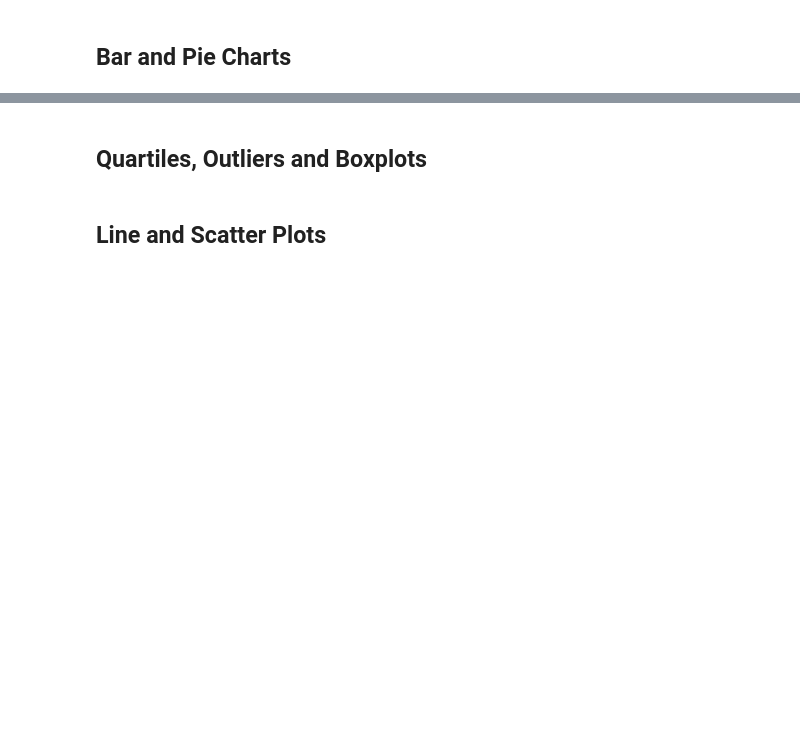
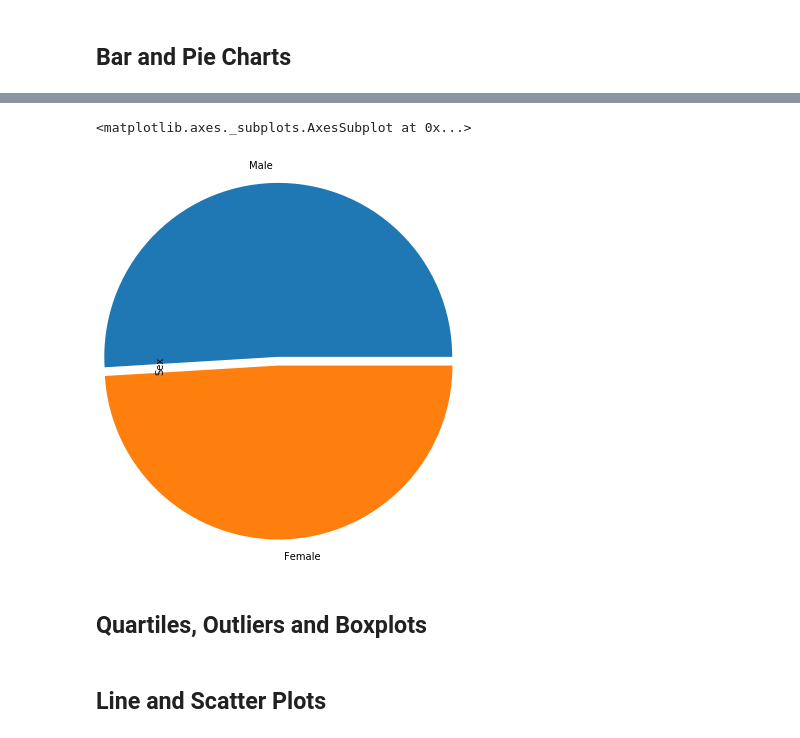
Before and after one commit to anilzown/Matplotlib-The-Power-of-Plots, a Jupyter notebook: pymaceuticals_starter.ipynb, the cells around one changed output, grey strips where cells are left out. Drawn from its saved outputs; the diff is of its cells as text; code cells hidden in the pictures; blank space fills up the shorter version.

```diff
--- a/pymaceuticals_starter.ipynb
+++ b/pymaceuticals_starter.ipynb
@@ -144,5 +150,9 @@ combined_df.groupby(["Tumor Volume (mm3)","Drug Regimen"]).mean()
 # %%
 # Generate a pie plot showing the distribution of female versus male mice using pandas
+clean.Sex.value_counts().plot.pie(radius=2,explode=(.1,.0))
+# %% [output]
+<matplotlib.axes._subplots.AxesSubplot at 0x...>
+[figure, added]
 # %%
 # Generate a pie plot showing the distribution of female versus male mice using pyplot
 # %% [markdown]
```
Also changed, not shown: parts of 24 cells of this notebook.
